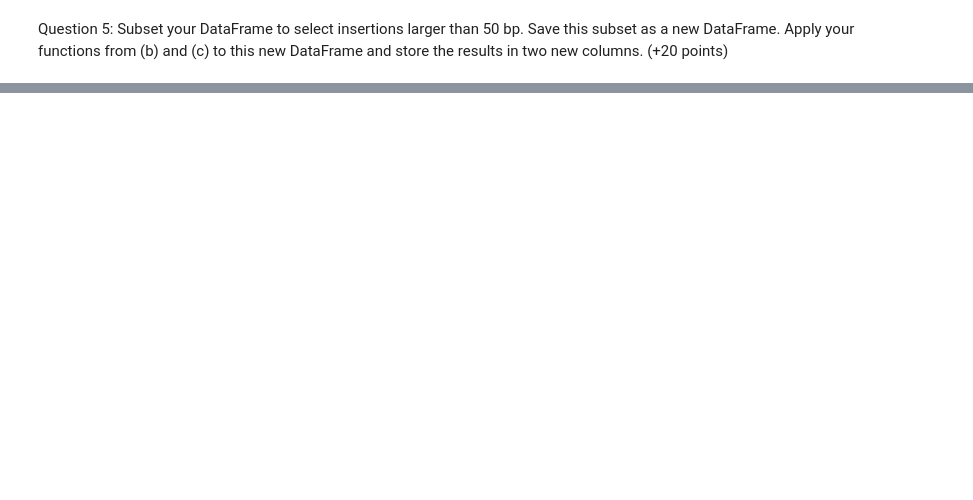
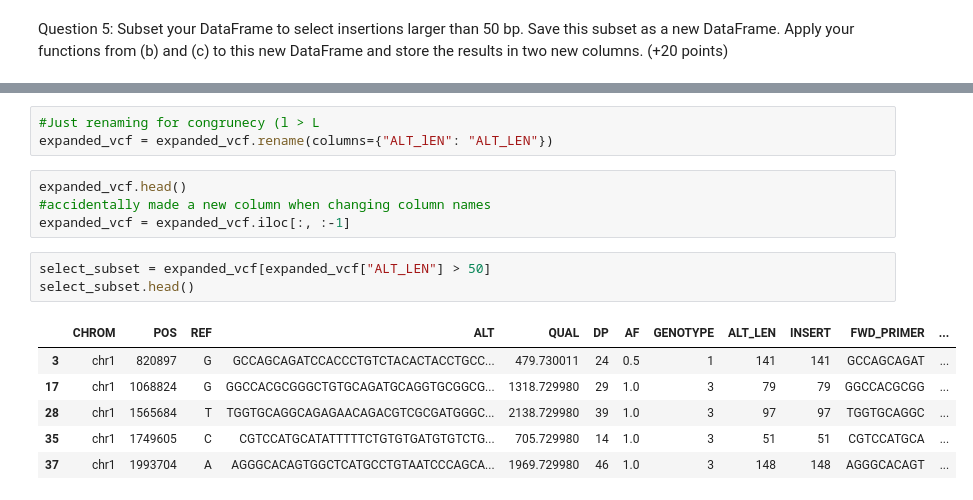
Before and after one commit to e-white25/Python_practice, a Jupyter notebook: Genomics_Midterm_Spring2025.ipynb, the cells around one changed output, grey strips where cells are left out. Cells and saved outputs as stored; diff of their text form; blank space fills up the shorter version.

```diff
--- a/Genomics_Midterm_Spring2025.ipynb
+++ b/Genomics_Midterm_Spring2025.ipynb
@@ -427,0 +488,17 @@ my_dict.keys()
+# %%
+#Just renaming for congrunecy (l > L
+expanded_vcf = expanded_vcf.rename(columns={"ALT_lEN": "ALT_LEN"})
+# %%
+expanded_vcf.head()
+#accidentally made a new column when changing column names
+expanded_vcf = expanded_vcf.iloc[:, :-1]
+# %%
+select_subset = expanded_vcf[expanded_vcf["ALT_LEN"] > 50]
+select_subset.head()
+# %% [output]
+|  | CHROM | POS | REF | ALT | QUAL | DP | AF | GENOTYPE | ALT_LEN | INSERT | FWD_PRIMER | ... |
+| 3 | chr1 | 820897 | G | GCCAGCAGATCCACCCTGTCTACACTACCTGCC... | 479.730011 | 24 | 0.5 | 1 | 141 | 141 | GCCAGCAGAT | ... |
+| 17 | chr1 | 1068824 | G | GGCCACGCGGGCTGTGCAGATGCAGGTGCGGCG... | 1318.729980 | 29 | 1.0 | 3 | 79 | 79 | GGCCACGCGG | ... |
+| 28 | chr1 | 1565684 | T | TGGTGCAGGCAGAGAACAGACGTCGCGATGGGC... | 2138.729980 | 39 | 1.0 | 3 | 97 | 97 | TGGTGCAGGC | ... |
+| 35 | chr1 | 1749605 | C | CGTCCATGCATATTTTTCTGTGTGATGTGTCTG... | 705.729980 | 14 | 1.0 | 3 | 51 | 51 | CGTCCATGCA | ... |
+| 37 | chr1 | 1993704 | A | AGGGCACAGTGGCTCATGCCTGTAATCCCAGCA... | 1969.729980 | 46 | 1.0 | 3 | 148 | 148 | AGGGCACAGT | ... |
```
Also changed, not shown: parts of 18 cells of this notebook.
